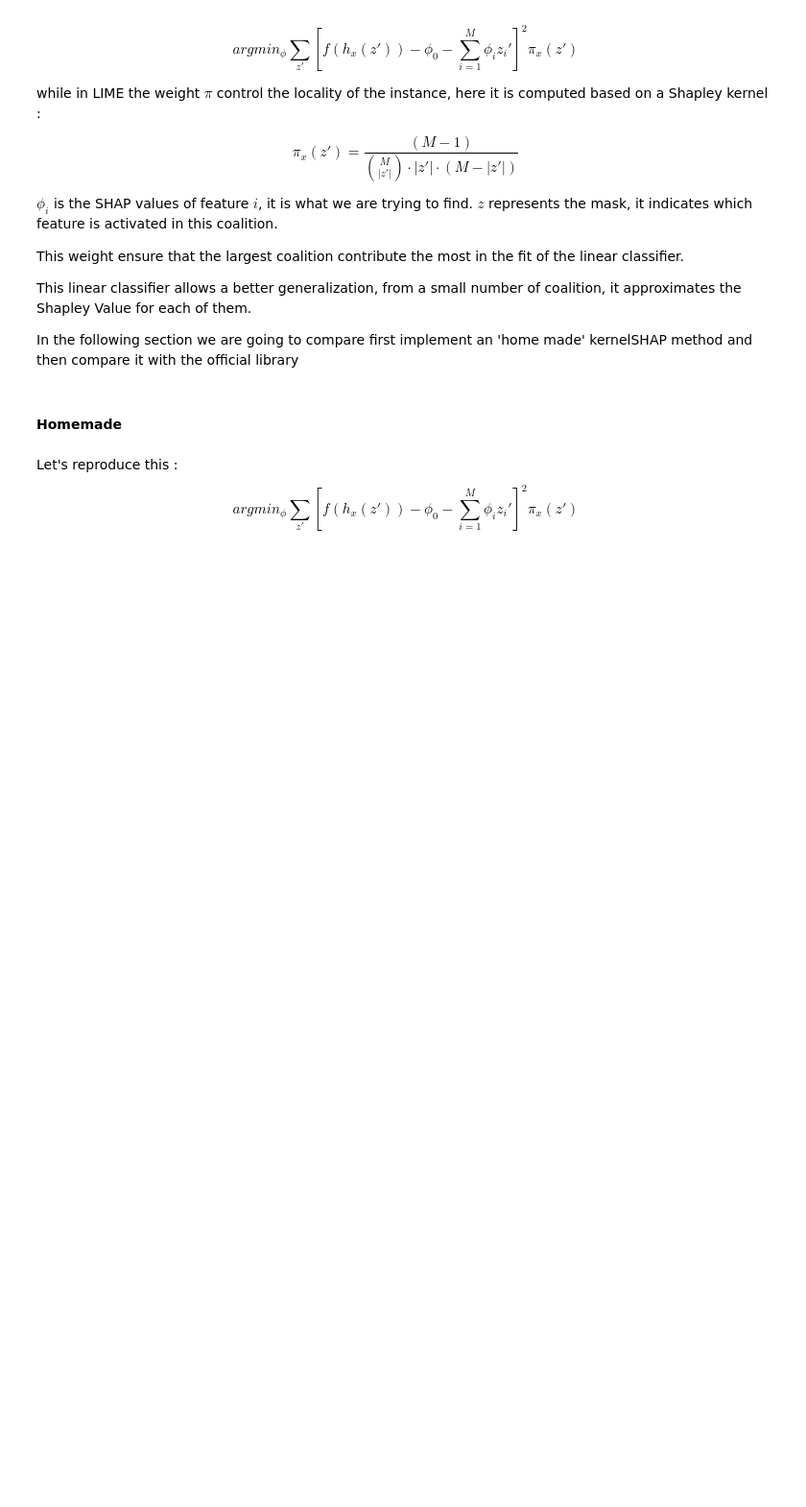
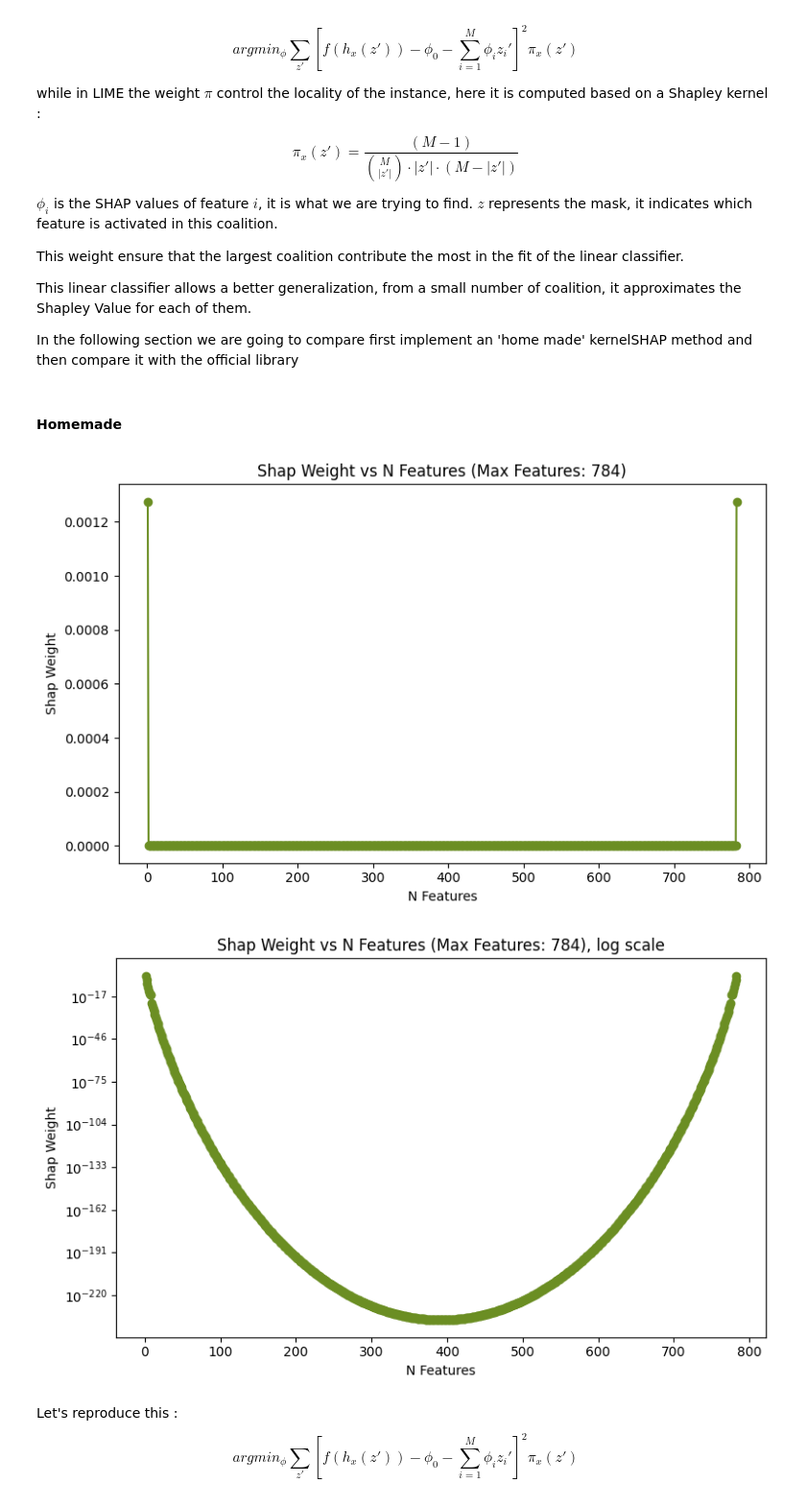
Before and after one commit to raph2268/XAI_methods, a Jupyter notebook: SHAP.ipynb, the cells around one changed output. Shown: that part at 96% size. Drawn from its saved outputs; the diff is of its cells as text; code cells hidden in the pictures; blank space fills up the shorter version.

```diff
--- a/SHAP.ipynb
+++ b/SHAP.ipynb
@@ -623,6 +632,40 @@ In the following section we are going to compare first implement an 'home made'
 image = images[329].squeeze() # Image to assess
 
 #plt.imshow(image.reshape(28,28))
+# %%
+# Define the total number of features (F) as seen in the plot
+total_features = 28*28
+
+# Range of 'N Features' (|z|) to plot, from 1 to F-1
+n_features_values = np.arange(1, total_features)
+
+shap_weights = []
+for z_abs in n_features_values:
+    # Formula: (F - 1) / ( (F choose |z|) * |z| * (F - |z|) )
+    numerator = total_features - 1
+    denominator = comb(total_features, z_abs) * z_abs * (total_features - z_abs)
+    weight = numerator / denominator
+    shap_weights.append(weight)
+
+# Plotting
+plt.figure(figsize=(8, 5))
+plt.plot(n_features_values, shap_weights, marker='o', linestyle='-', color='olivedrab')
+plt.title(f"Shap Weight vs N Features (Max Features: {total_features})")
+plt.xlabel("N Features")
+plt.ylabel("Shap Weight")
+plt.tight_layout()
+plt.show()
+plt.figure(figsize=(8, 5))
+plt.plot(n_features_values, shap_weights, marker='o', linestyle='-', color='olivedrab')
+plt.title(f"Shap Weight vs N Features (Max Features: {total_features}), log scale")
+plt.xlabel("N Features")
+plt.ylabel("Shap Weight")
+plt.yscale('log')
+plt.tight_layout()
+plt.show()
+# %% [output]
+[figure, added]
+[figure, added]
 # %% [markdown]
 Let's reproduce this :
 \begin{equation}
```
Also changed, not shown: parts of 11 cells of this notebook, 1 other file.
